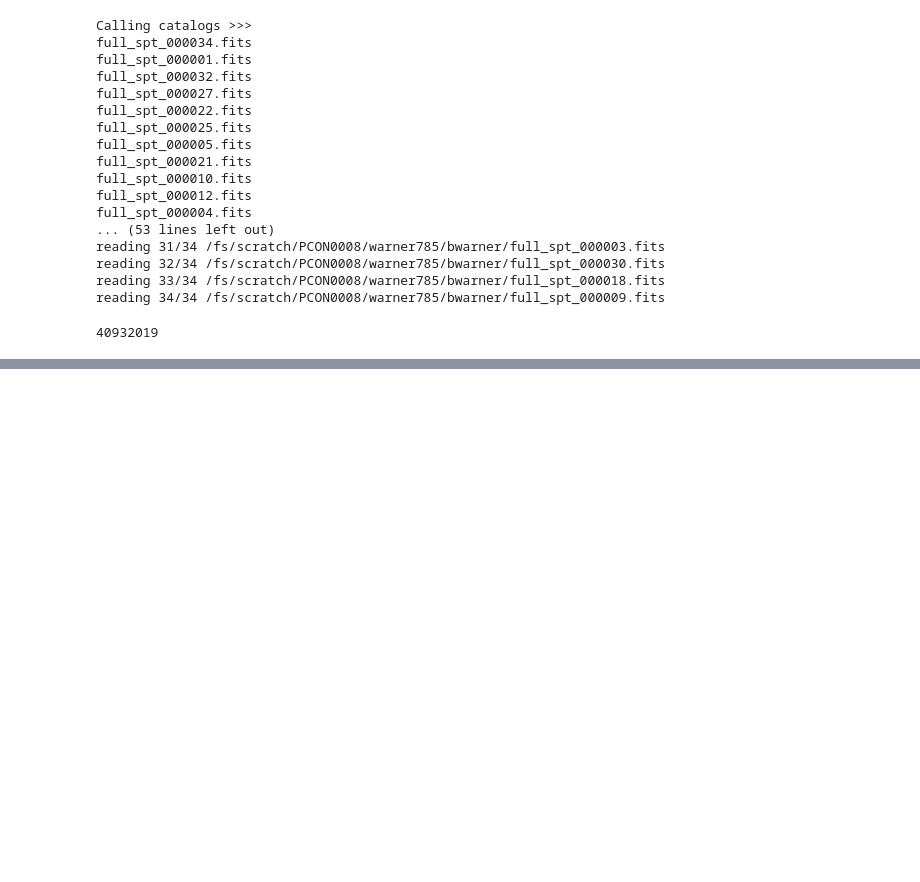
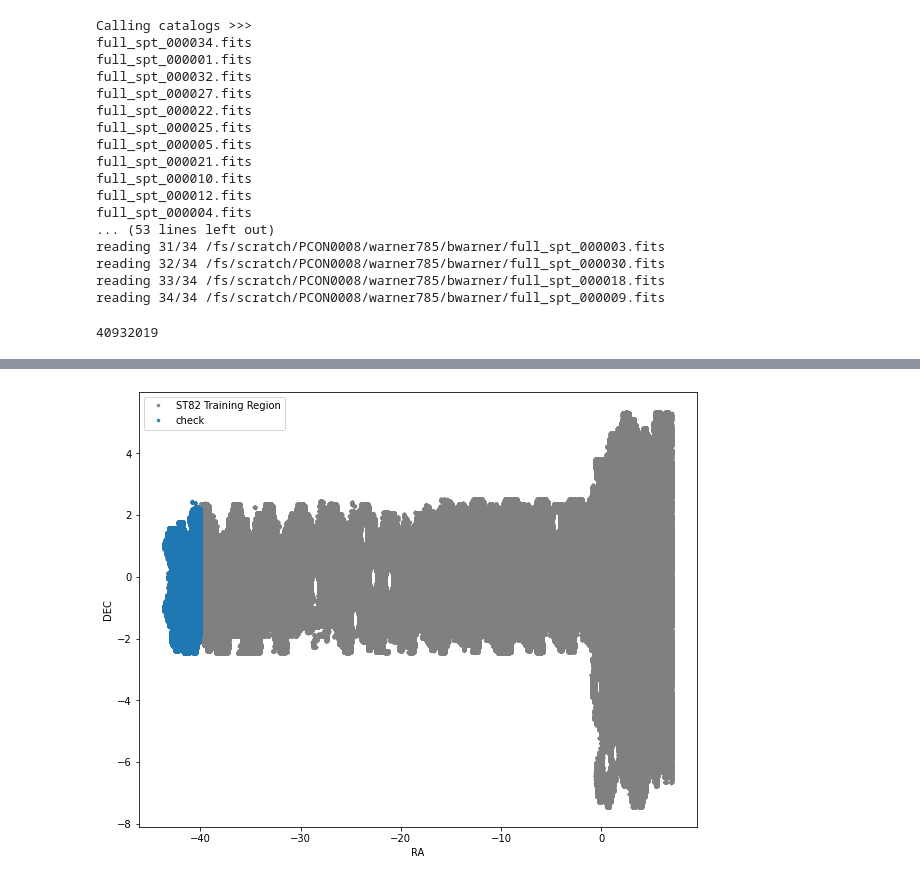
Before and after one commit to sujeong-lee/DMASS, a Jupyter notebook: code_py3/Full_DMASS.ipynb, the cells around one changed output, grey strips where cells are left out. Saved outputs shown, nothing was run; the diff lists cells and outputs as text; code cells hidden in the pictures; blank space fills up the shorter version.

```diff
--- a/code_py3/Full_DMASS.ipynb
+++ b/code_py3/Full_DMASS.ipynb
@@ -175,0 +195,11 @@ print(gold.size)
+# %%
+mask3 = (gold['RA']>310) & (gold['RA']<320)
+mask3 = mask3 & (gold['DEC']>-10) & (gold['DEC']<10)
+gold_check = gold[mask3]
+# %%
+# checking footprint:
+# add validation in different color
+spatialcheck([gold_st82_train, gold_check],
+             label = ['ST82 Training Region','check'], convert = None, ratag='RA',dectag='DEC')
+# %% [output]
+[figure, added]
```
Also changed, not shown: parts of 14 cells of this notebook, 1 other file.
